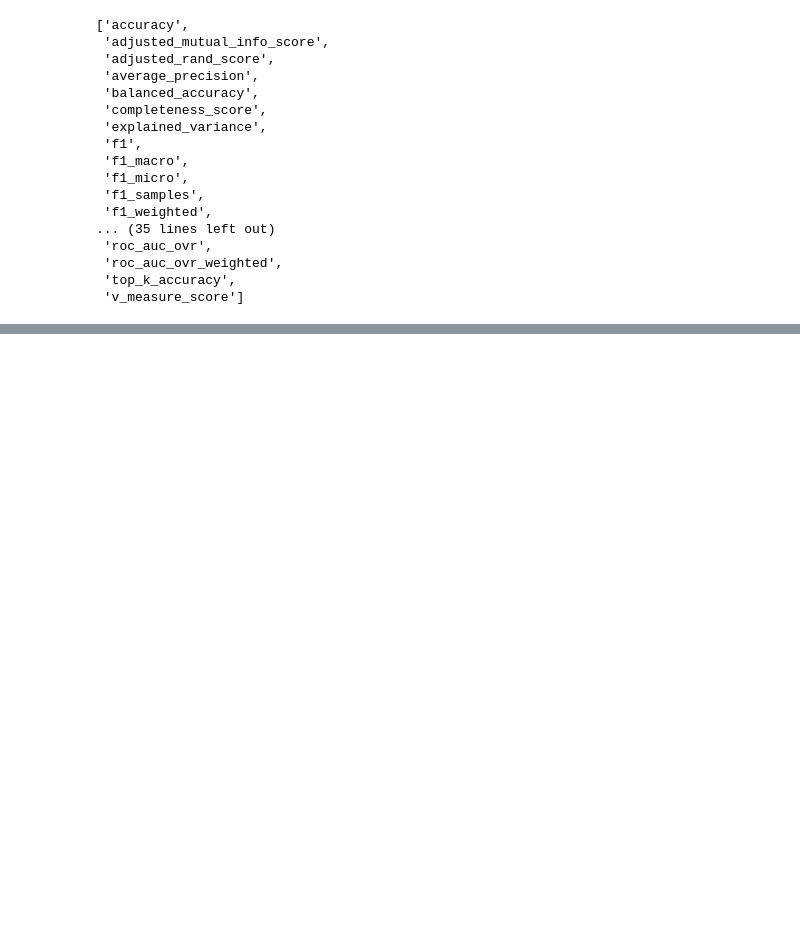
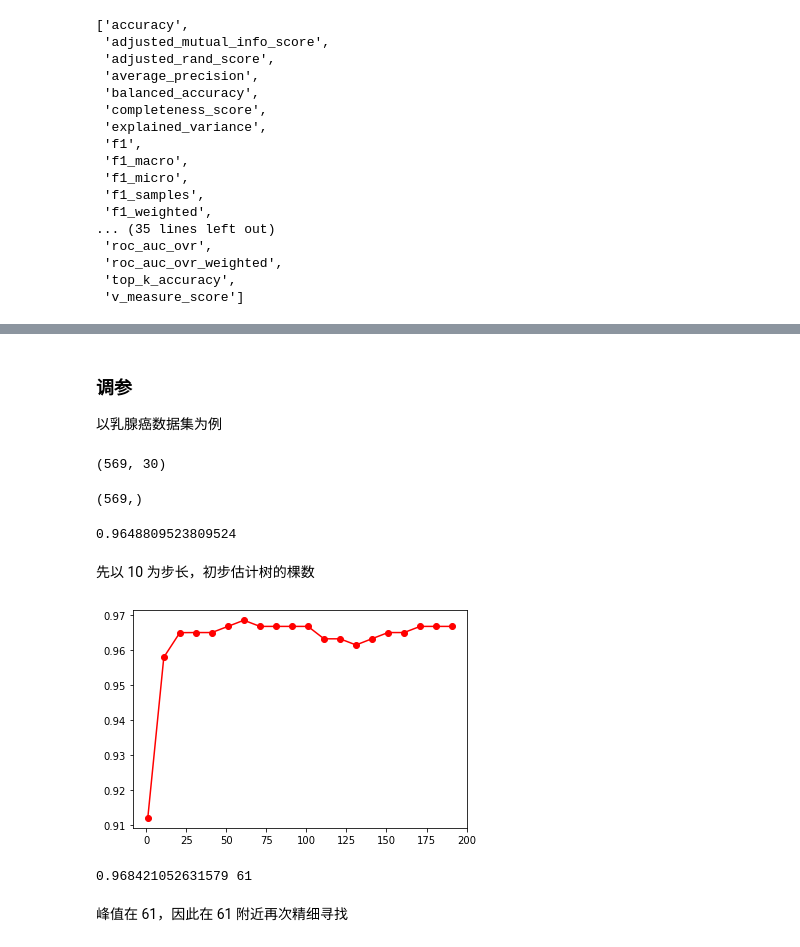
Before and after one commit to qitianyuu/sklearn, a Jupyter notebook: RandomForest_Code.ipynb, the cells around one changed output, grey strips where cells are left out. Cells and saved outputs as stored; diff of their text form; code cells hidden in the pictures; blank space fills up the shorter version.

```diff
--- a/RandomForest_Code.ipynb
+++ b/RandomForest_Code.ipynb
@@ -174,0 +285,3 @@ sorted(sklearn.metrics.SCORERS.keys())
+# %% [markdown]
+### 调参
+以乳腺癌数据集为例
@@ -174,0 +290,36 @@ sorted(sklearn.metrics.SCORERS.keys())
+# %%
+data = load_breast_cancer()
+# %%
+data.data.shape
+# %% [output]
+(569, 30)
+# %%
+data.target.shape
+# %% [output]
+(569,)
+# %%
+rfc = ensemble.RandomForestClassifier(random_state=20)
+score = cross_val_score(rfc, data.data, data.target, cv=10, scoring='accuracy').mean()
+score
+# %% [output]
+0.9648809523809524
+# %% [markdown]
+先以 10 为步长，初步估计树的棵数
+# %%
+scores = []
+for i in range(0,200,10):
+    rfc = ensemble.RandomForestClassifier(random_state=20, n_estimators = i+1)
+    score = cross_val_score(rfc, data.data, data.target, cv=10, scoring='accuracy').mean()
+    scores.append(score)
+
+plt.figure()
+plt.plot(range(1,201,10),scores, 'ro-')
+plt.show()
+# %% [output]
+[figure, added]
+# %%
+print(max(scores), scores.index(max(scores)) * 10 + 1)
+# %% [output]
+0.968421052631579 61
+# %% [markdown]
+峰值在 61，因此在 61 附近再次精细寻找
```
Also changed, not shown: parts of 36 cells of this notebook, 1 other file.
